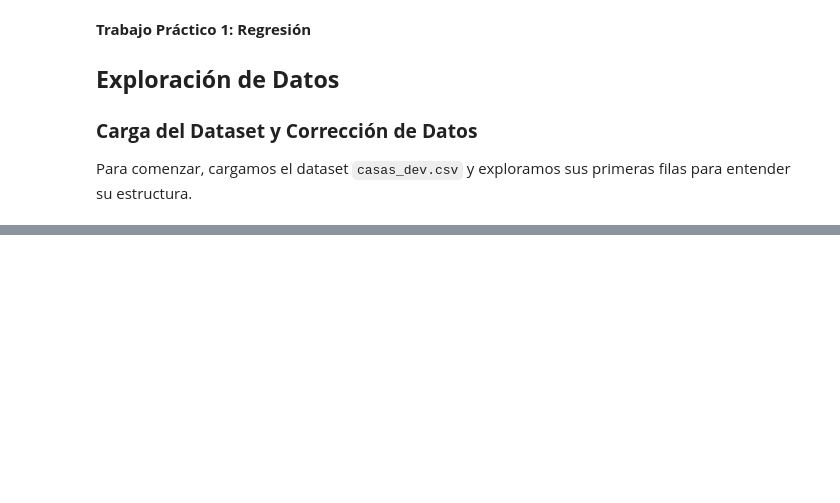
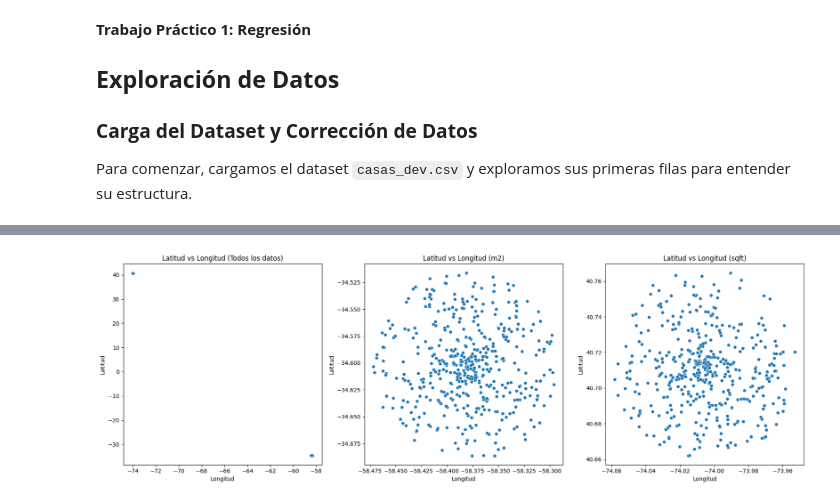
Before and after one commit to elianaostro/ML, a Jupyter notebook: Ostrovsky_Eliana_TP1/notebooks/Entrega_TP1.ipynb, the cells around one changed output, grey strips where cells are left out. Saved outputs shown, nothing was run; the diff lists cells and outputs as text; code cells hidden in the pictures; blank space fills up the shorter version.

```diff
--- a/Ostrovsky_Eliana_TP1/notebooks/Entrega_TP1.ipynb
+++ b/Ostrovsky_Eliana_TP1/notebooks/Entrega_TP1.ipynb
@@ -781,0 +163,4 @@ Error cuadrático medio en train: 209405.87838920817
+# %%
+graficos.plot_lat_lon(df)
+# %% [output]
+[figure, added]
```
Also changed, not shown: parts of 94 cells of this notebook, 29 other files.
